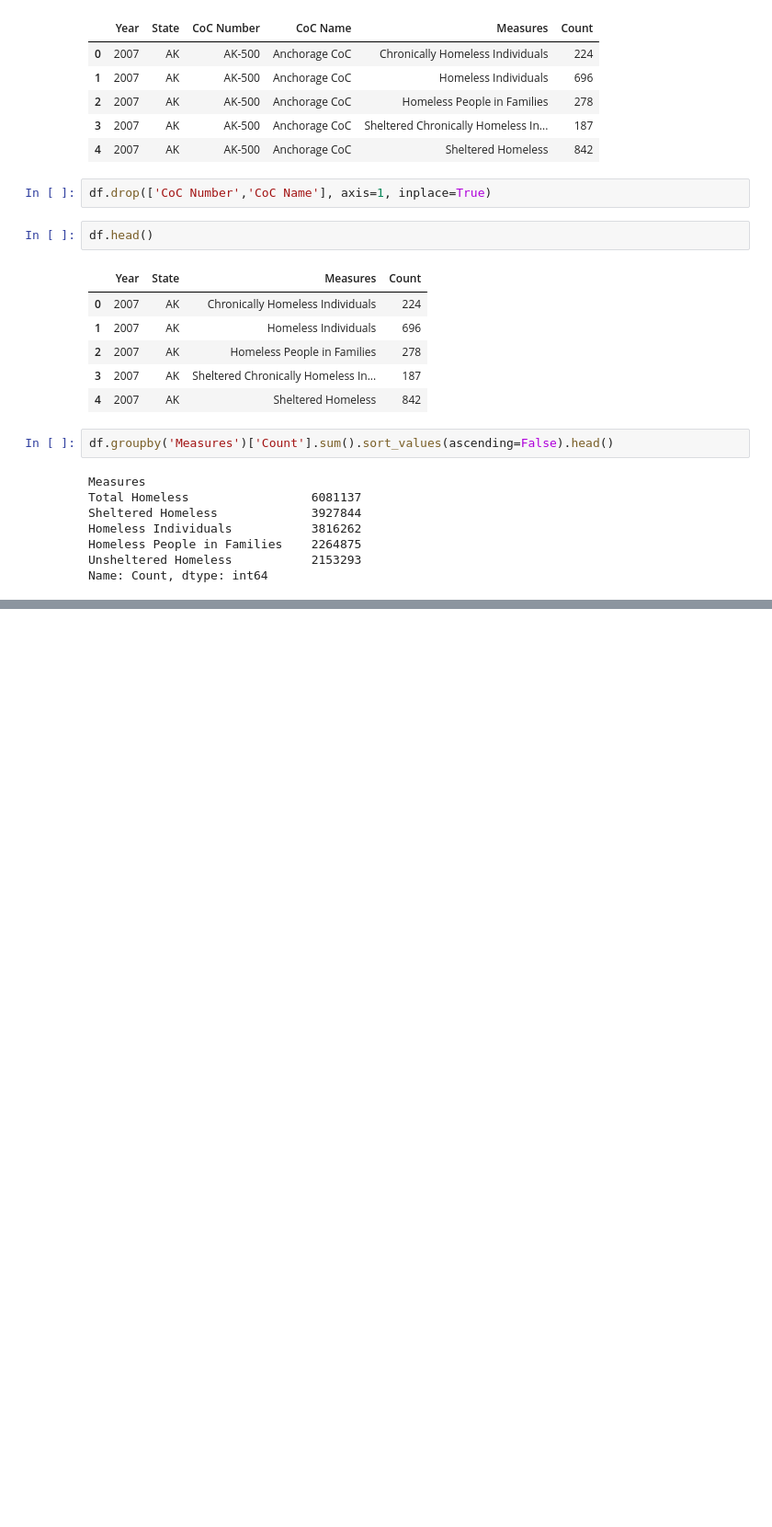
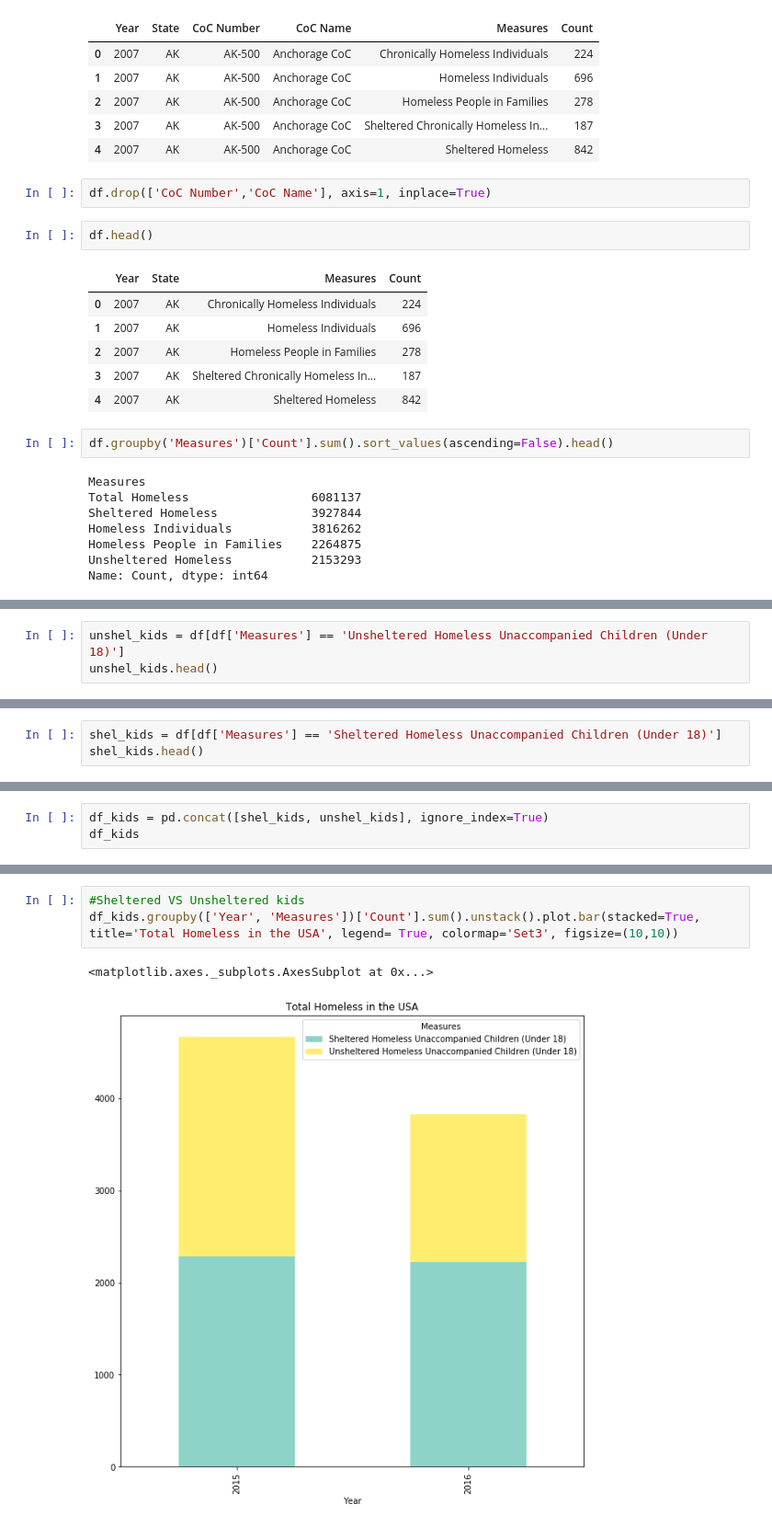
Before and after one commit to cathrinesot/studioprojects, a Jupyter notebook: code/homeless/Homeless People in the US.ipynb, the cells around one changed output, grey strips where cells are left out. Shown at 92% size. Saved outputs shown, nothing was run; the diff lists cells and outputs as text; blank space fills up the shorter version.

```diff
--- a/code/homeless/Homeless People in the US.ipynb
+++ b/code/homeless/Homeless People in the US.ipynb
@@ -159,0 +236,3 @@ plt.savefig("homeless_category.pdf")
+# %%
+unshel_kids = df[df['Measures'] == 'Unsheltered Homeless Unaccompanied Children (Under 18)']
+unshel_kids.head()
@@ -159,0 +246,3 @@ plt.savefig("homeless_category.pdf")
+# %%
+shel_kids = df[df['Measures'] == 'Sheltered Homeless Unaccompanied Children (Under 18)']
+shel_kids.head()
@@ -159,0 +256,3 @@ plt.savefig("homeless_category.pdf")
+# %%
+df_kids = pd.concat([shel_kids, unshel_kids], ignore_index=True)
+df_kids
@@ -159,0 +278,6 @@ plt.savefig("homeless_category.pdf")
+# %%
+#Sheltered VS Unsheltered kids
+df_kids.groupby(['Year', 'Measures'])['Count'].sum().unstack().plot.bar(stacked=True, title='Total Homeless in the USA', legend= True, colormap='Set3', figsize=(10,10))
+# %% [output]
+<matplotlib.axes._subplots.AxesSubplot at 0x...>
+[figure, added]
```
Also changed, not shown: parts of 48 cells of this notebook, 7 other files.
